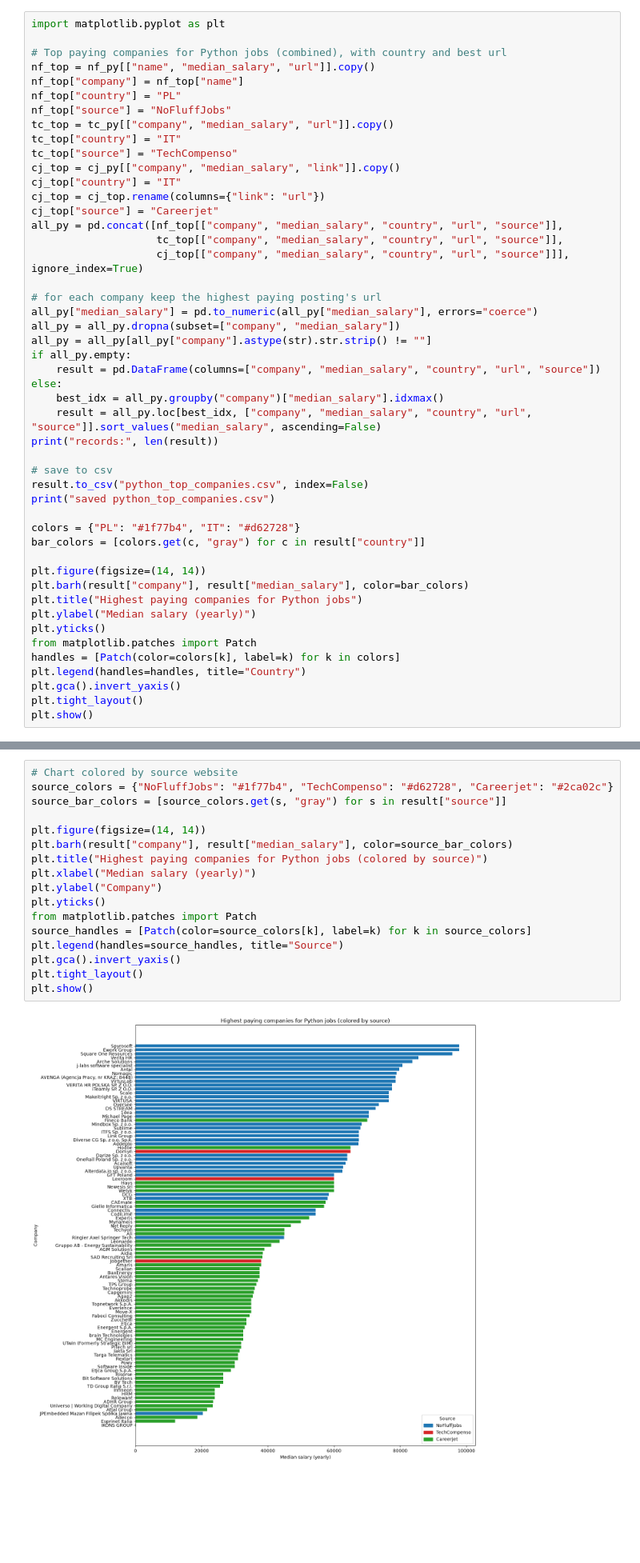
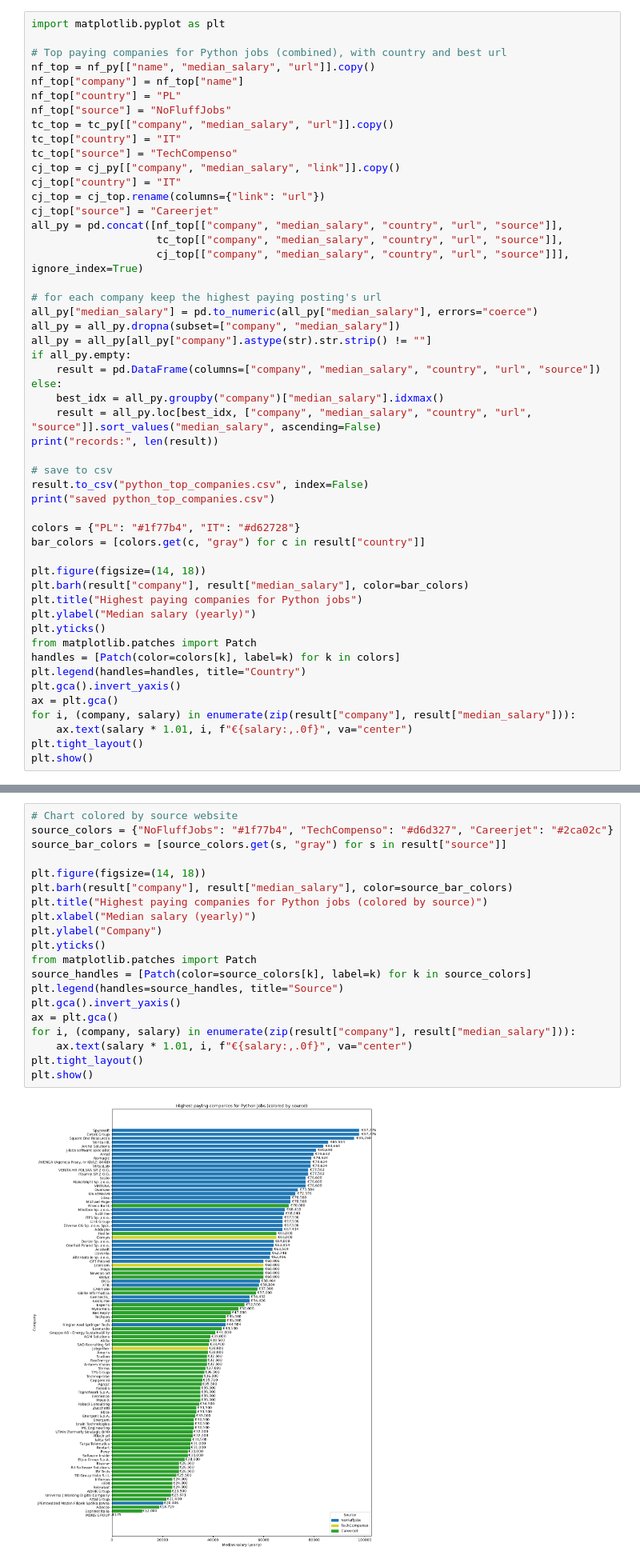
Before and after one commit to Luca-Terrazzan/next_in_tech_28102026, a Jupyter notebook: salary_analysis.ipynb, the cells around one changed output, grey strips where cells are left out. Shown at 80% size. Cells and saved outputs as stored; diff of their text form; blank space fills up the shorter version.

```diff
--- a/salary_analysis.ipynb
+++ b/salary_analysis.ipynb
@@ -98,7 +98,7 @@ print("saved python_top_companies.csv")
 colors = {"PL": "#1f77b4", "IT": "#d62728"}
 bar_colors = [colors.get(c, "gray") for c in result["country"]]
 
-plt.figure(figsize=(14, 14))
+plt.figure(figsize=(14, 18))
 plt.barh(result["company"], result["median_salary"], color=bar_colors)
 plt.title("Highest paying companies for Python jobs")
 plt.ylabel("Median salary (yearly)")
@@ -107,6 +107,9 @@ from matplotlib.patches import Patch
 handles = [Patch(color=colors[k], label=k) for k in colors]
 plt.legend(handles=handles, title="Country")
 plt.gca().invert_yaxis()
+ax = plt.gca()
+for i, (company, salary) in enumerate(zip(result["company"], result["median_salary"])):
+    ax.text(salary * 1.01, i, f"€{salary:,.0f}", va="center")
 plt.tight_layout()
 plt.show()
 # %% [output]
@@ -116,22 +119,25 @@ saved python_top_companies.csv
 # %%
 # Chart colored by source website
-source_colors = {"NoFluffJobs": "#1f77b4", "TechCompenso": "#d62728", "Careerjet": "#2ca02c"}
+source_colors = {"NoFluffJobs": "#1f77b4", "TechCompenso": "#d6d327", "Careerjet": "#2ca02c"}
 source_bar_colors = [source_colors.get(s, "gray") for s in result["source"]]
 
-plt.figure(figsize=(14, 14))
+plt.figure(figsize=(14, 18))
 plt.barh(result["company"], result["median_salary"], color=source_bar_colors)
 plt.title("Highest paying companies for Python jobs (colored by source)")
 plt.xlabel("Median salary (yearly)")
 plt.ylabel("Company")
 plt.yticks()
 from matplotlib.patches import Patch
 source_handles = [Patch(color=source_colors[k], label=k) for k in source_colors]
 plt.legend(handles=source_handles, title="Source")
 plt.gca().invert_yaxis()
+ax = plt.gca()
+for i, (company, salary) in enumerate(zip(result["company"], result["median_salary"])):
+    ax.text(salary * 1.01, i, f"€{salary:,.0f}", va="center")
 plt.tight_layout()
 plt.show()
 # %% [output]
-[figure, old version]
+[figure, new version]
 # %%
 conn.close()
 # %%
```
Also changed, not shown: parts of 1 cell of this notebook.
